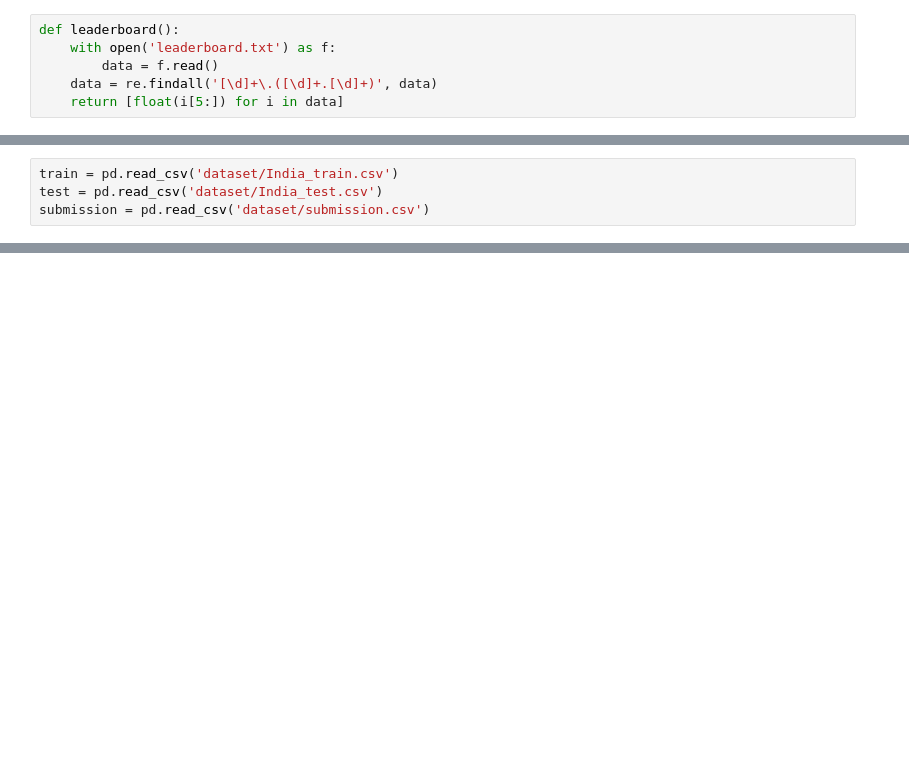
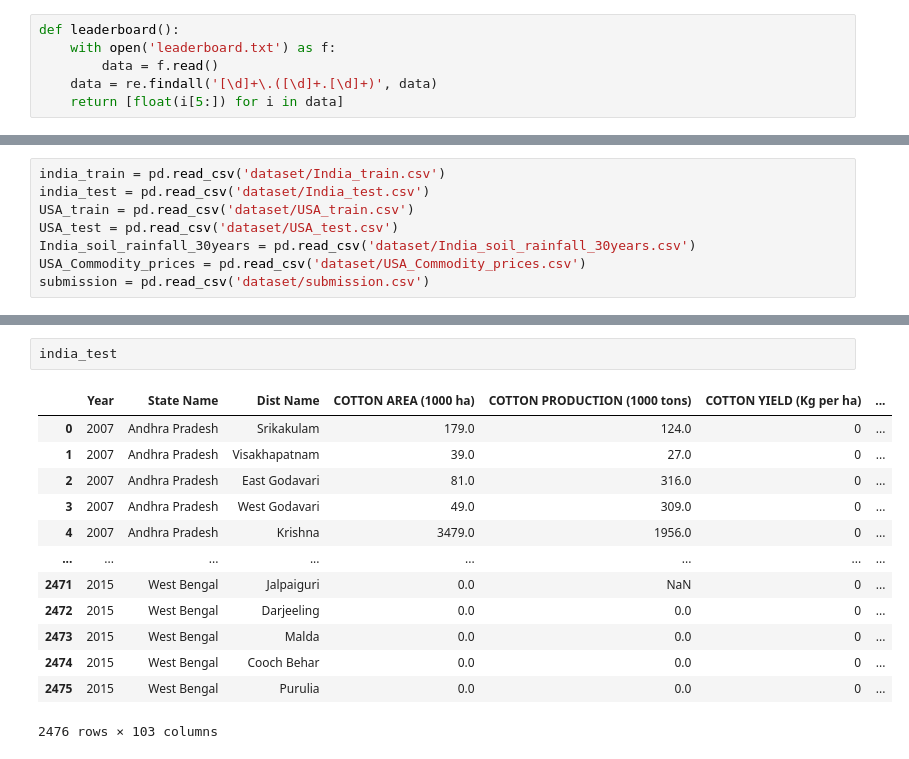
Before and after one commit to Adhiban1/MachineHack-Hackathon, a Jupyter notebook: Hackathon_2/main.ipynb, the cells around one changed output, grey strips where cells are left out. Drawn from its saved outputs; the diff is of its cells as text; blank space fills up the shorter version.

```diff
--- a/Hackathon_2/main.ipynb
+++ b/Hackathon_2/main.ipynb
@@ -21,4 +16,8 @@ if not os.path.exists('dataset'):
 # %%
-train = pd.read_csv('dataset/India_train.csv')
-test = pd.read_csv('dataset/India_test.csv')
+india_train = pd.read_csv('dataset/India_train.csv')
+india_test = pd.read_csv('dataset/India_test.csv')
+USA_train = pd.read_csv('dataset/USA_train.csv')
+USA_test = pd.read_csv('dataset/USA_test.csv')
+India_soil_rainfall_30years = pd.read_csv('dataset/India_soil_rainfall_30years.csv')
+USA_Commodity_prices = pd.read_csv('dataset/USA_Commodity_prices.csv')
 submission = pd.read_csv('dataset/submission.csv')
@@ -102,0 +40,16 @@ MSE: 18,085,839.98680 | Leaderboard: 22,205,271.40202
+# %%
+india_test
+# %% [output]
+|  | Year | State Name | Dist Name | COTTON AREA (1000 ha) | COTTON PRODUCTION (1000 tons) | COTTON YIELD (Kg per ha) | ... |
+| 0 | 2007 | Andhra Pradesh | Srikakulam | 179.0 | 124.0 | 0 | ... |
+| 1 | 2007 | Andhra Pradesh | Visakhapatnam | 39.0 | 27.0 | 0 | ... |
+| 2 | 2007 | Andhra Pradesh | East Godavari | 81.0 | 316.0 | 0 | ... |
+| 3 | 2007 | Andhra Pradesh | West Godavari | 49.0 | 309.0 | 0 | ... |
+| 4 | 2007 | Andhra Pradesh | Krishna | 3479.0 | 1956.0 | 0 | ... |
+| ... | ... | ... | ... | ... | ... | ... | ... |
+| 2471 | 2015 | West Bengal | Jalpaiguri | 0.0 | NaN | 0 | ... |
+| 2472 | 2015 | West Bengal | Darjeeling | 0.0 | 0.0 | 0 | ... |
+| 2473 | 2015 | West Bengal | Malda | 0.0 | 0.0 | 0 | ... |
+| 2474 | 2015 | West Bengal | Cooch Behar | 0.0 | 0.0 | 0 | ... |
+| 2475 | 2015 | West Bengal | Purulia | 0.0 | 0.0 | 0 | ... |
+2476 rows × 103 columns
```
Also changed, not shown: parts of 15 cells of this notebook, 6 other files.
